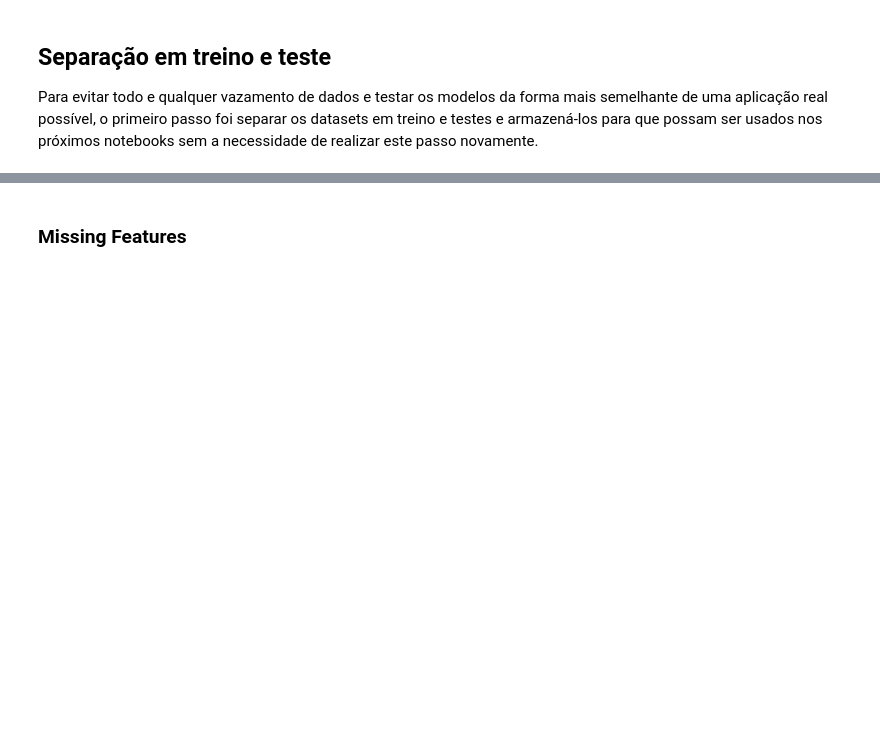
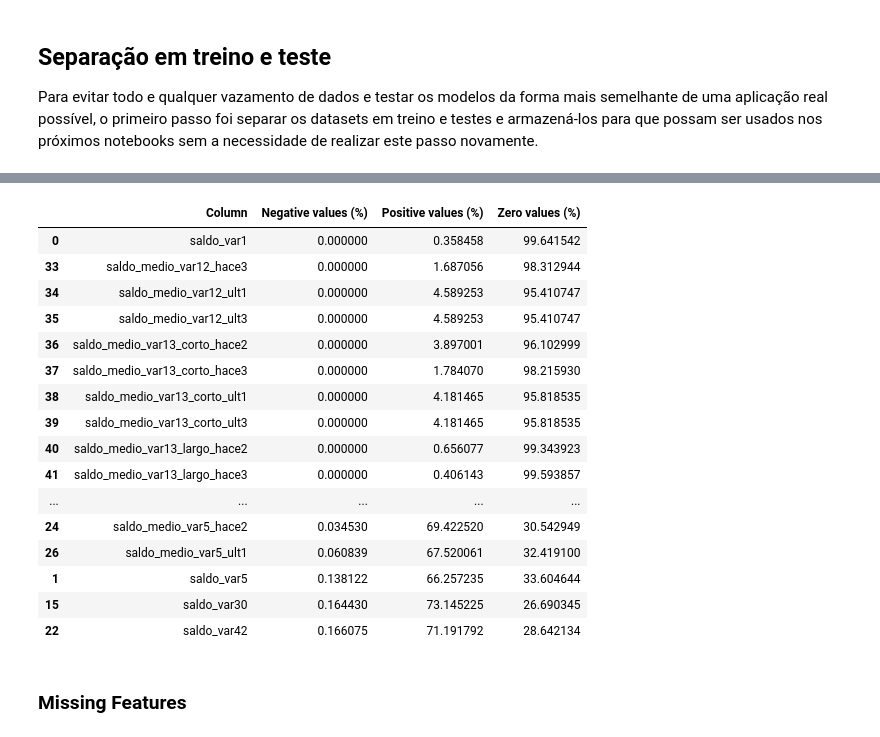
Before and after one commit to FelipeViacava/data-masters-case, a Jupyter notebook: 01-data.ipynb, the cells around one changed output, grey strips where cells are left out. Saved outputs shown, nothing was run; the diff lists cells and outputs as text; code cells hidden in the pictures; blank space fills up the shorter version.

```diff
--- a/01-data.ipynb
+++ b/01-data.ipynb
@@ -43,2 +45,0 @@ with open("resources/drop_cols.txt", 'w') as f:
-# %%
-df = df.drop(drop_cols, axis=1)
@@ -44,0 +50,4 @@ df = df.drop(drop_cols, axis=1)
+# %%
+dcc = DropConstantColumns(print_cols=True)
+dcc = dcc.fit(df)
+df = dcc.transform(df)
@@ -44,0 +56,4 @@ df = df.drop(drop_cols, axis=1)
+# %%
+ddc = DropDuplicateColumns(print_cols=True)
+ddc = ddc.fit(df)
+df = ddc.transform(df)
@@ -44,0 +116,8 @@ df = df.drop(drop_cols, axis=1)
+# %%
+saldo_cols = [
+    col
+    for col in df.columns
+    if col.startswith("saldo")
+]
+
+df[saldo_cols].describe()
@@ -45,3 +143,64 @@ df = df.drop(drop_cols, axis=1)
+# %%
+df[saldo_cols] \
+    .applymap(lambda x: 100 / len(df) if x < 0 else 0) \
+    .sum() \
+    .reset_index() \
+    .rename(
+        mapper={
+            "index": "Column",
+            0: "Negative values (%)"
+        },
+        axis=1
+    ) \
+    .merge(
+        df[saldo_cols] \
+            .applymap(lambda x: 100 / len(df) if x > 0 else 0) \
+            .sum() \
+            .reset_index() \
+            .rename(
+                mapper={
+                    "index": "Column",
+                    0: "Positive values (%)"
+                },
+                axis=1
+            ),
+        on="Column",
+        how="outer"
+    ) \
+    .merge(
+        df[saldo_cols] \
+            .applymap(lambda x: 100 / len(df) if x == 0 else 0) \
+            .sum() \
+            .reset_index() \
+            .rename(
+                mapper={
+                    "index": "Column",
+                    0: "Zero values (%)"
+                },
+                axis=1
+            ),
+        on="Column",
+        how="outer"
+    ) \
+    .sort_values("Negative values (%)")
+# %% [output]
+|  | Column | Negative values (%) | Positive values (%) | Zero values (%) |
+| 0 | saldo_var1 | 0.000000 | 0.358458 | 99.641542 |
+| 33 | saldo_medio_var12_hace3 | 0.000000 | 1.687056 | 98.312944 |
+| 34 | saldo_medio_var12_ult1 | 0.000000 | 4.589253 | 95.410747 |
+| 35 | saldo_medio_var12_ult3 | 0.000000 | 4.589253 | 95.410747 |
+| 36 | saldo_medio_var13_corto_hace2 | 0.000000 | 3.897001 | 96.102999 |
+| 37 | saldo_medio_var13_corto_hace3 | 0.000000 | 1.784070 | 98.215930 |
+| 38 | saldo_medio_var13_corto_ult1 | 0.000000 | 4.181465 | 95.818535 |
+| 39 | saldo_medio_var13_corto_ult3 | 0.000000 | 4.181465 | 95.818535 |
+| 40 | saldo_medio_var13_largo_hace2 | 0.000000 | 0.656077 | 99.343923 |
+| 41 | saldo_medio_var13_largo_hace3 | 0.000000 | 0.406143 | 99.593857 |
+| ... | ... | ... | ... | ... |
+| 24 | saldo_medio_var5_hace2 | 0.034530 | 69.422520 | 30.542949 |
+| 26 | saldo_medio_var5_ult1 | 0.060839 | 67.520061 | 32.419100 |
+| 1 | saldo_var5 | 0.138122 | 66.257235 | 33.604644 |
+| 15 | saldo_var30 | 0.164430 | 73.145225 | 26.690345 |
+| 22 | saldo_var42 | 0.166075 | 71.191792 | 28.642134 |
 # %% [markdown]
 ### Missing Features
 # %%
```
Also changed, not shown: parts of 15 cells of this notebook, 1 other file.
